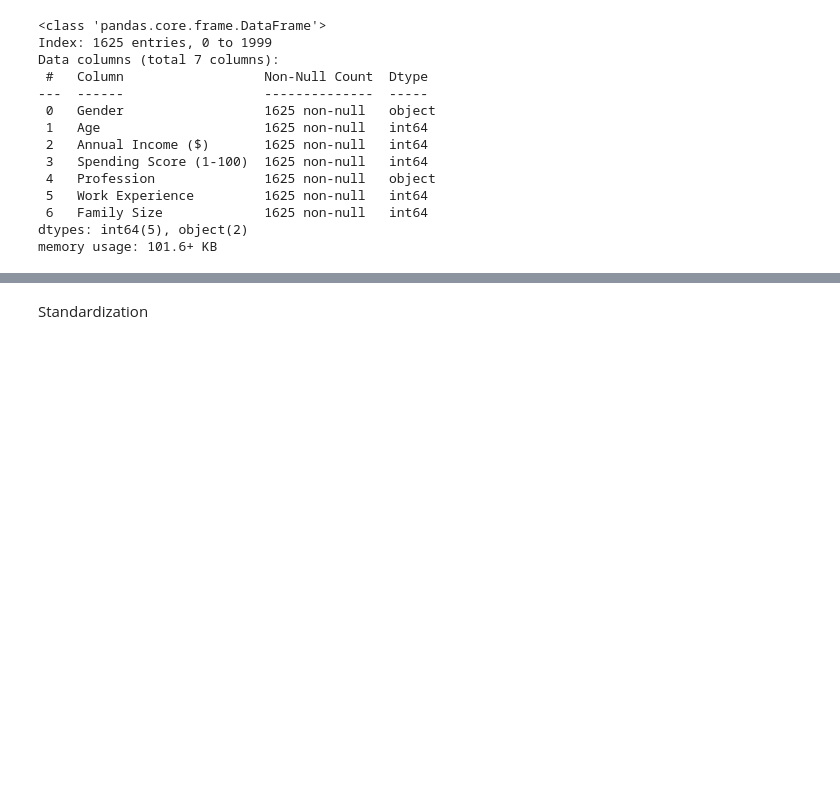
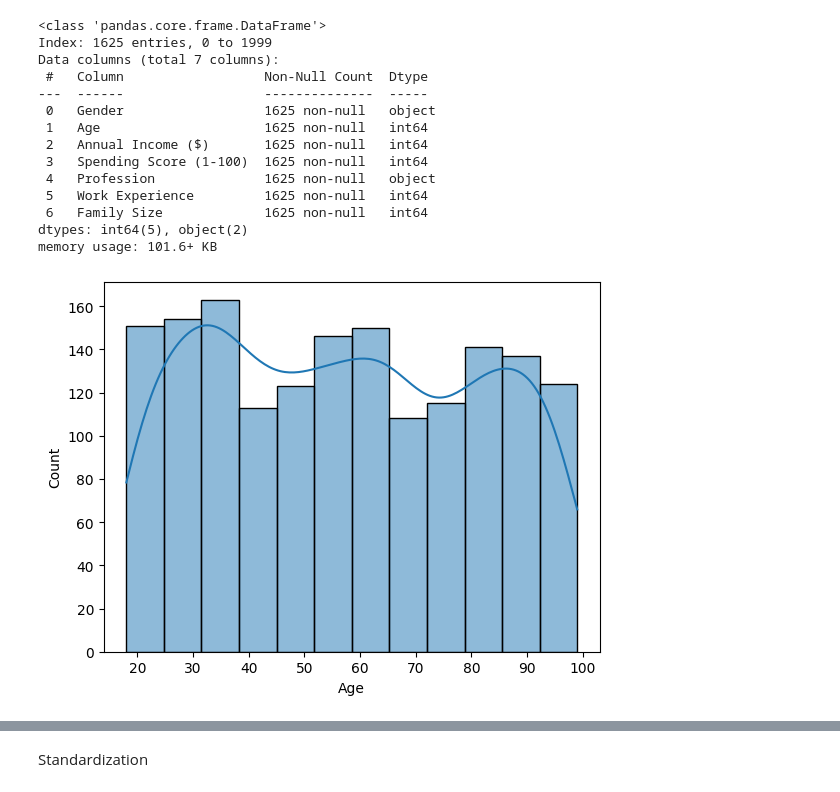
Before and after one commit to mayurasandakalum/shop-customer-data-clustering, a Jupyter notebook: code.ipynb, the cells around one changed output, grey strips where cells are left out. Cells and saved outputs as stored; diff of their text form; code cells hidden in the pictures; blank space fills up the shorter version.

```diff
--- a/code.ipynb
+++ b/code.ipynb
@@ -266,3 +268,8 @@ Data columns (total 7 columns):
  6   Family Size             1625 non-null   int64
 dtypes: int64(5), object(2)
 memory usage: 101.6+ KB
+# %%
+sns.histplot(df2["Age"], kde=True)
+plt.show()
+# %% [output]
+[figure, added]
```
Also changed, not shown: parts of 4 cells of this notebook.
